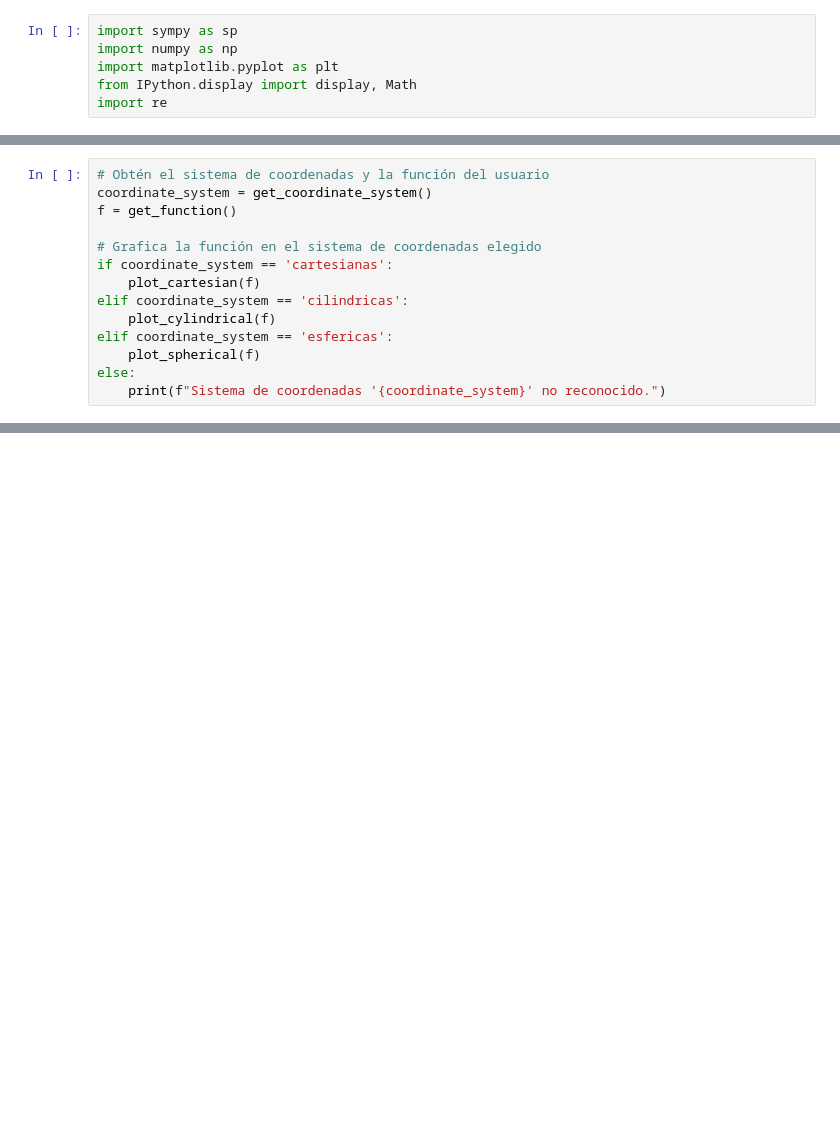
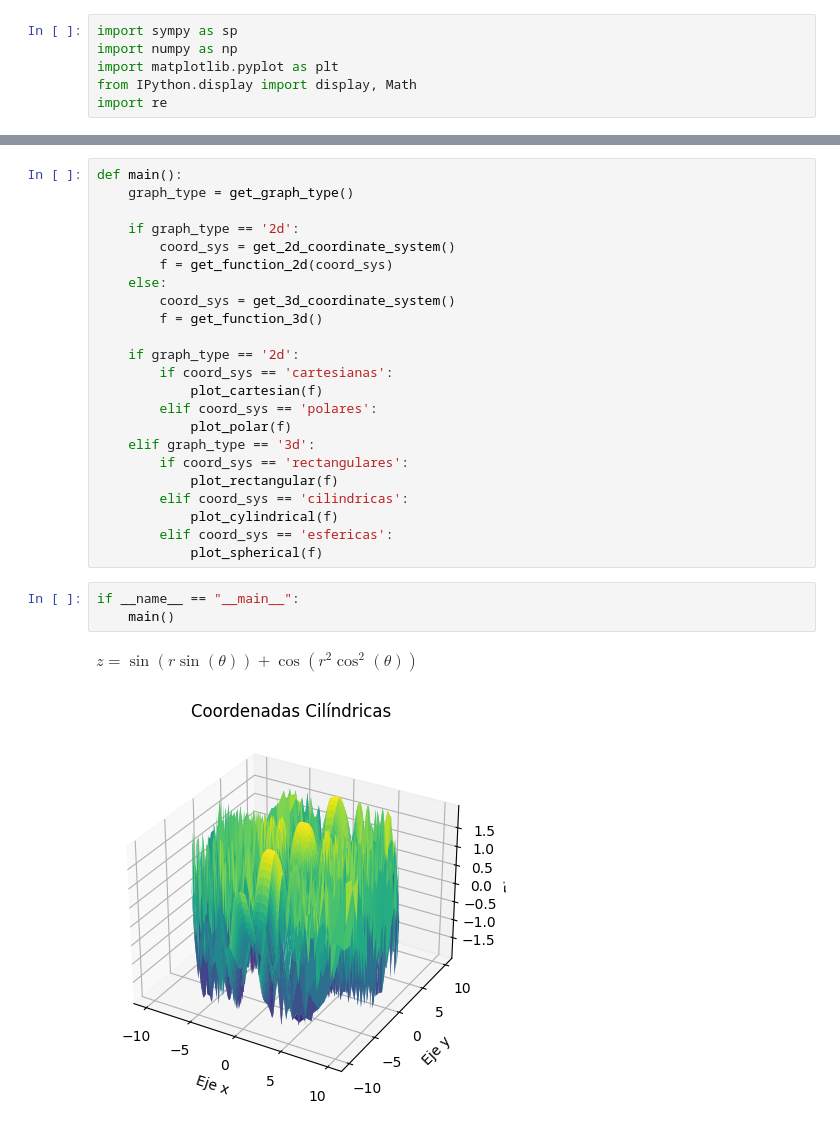
Before and after one commit to K3nnyZY/DISCRETE-STRUCTURES, a Jupyter notebook: PC01.ipynb, the cells around one changed output, grey strips where cells are left out. Drawn from its saved outputs; the diff is of its cells as text; blank space fills up the shorter version.

```diff
--- a/PC01.ipynb
+++ b/PC01.ipynb
@@ -131,14 +112,0 @@ def plot_spherical(f):
-# %%
-# Obtén el sistema de coordenadas y la función del usuario
-coordinate_system = get_coordinate_system()
-f = get_function()
-
-# Grafica la función en el sistema de coordenadas elegido
-if coordinate_system == 'cartesianas':
-    plot_cartesian(f)
-elif coordinate_system == 'cilindricas':
-    plot_cylindrical(f)
-elif coordinate_system == 'esfericas':
-    plot_spherical(f)
-else:
-    print(f"Sistema de coordenadas '{coordinate_system}' no reconocido.")
@@ -149,0 +254,29 @@ $\displaystyle z = \sin{\left(x \right)}$
+# %%
+def main():
+    graph_type = get_graph_type()
+
+    if graph_type == '2d':
+        coord_sys = get_2d_coordinate_system()
+        f = get_function_2d(coord_sys)
+    else:
+        coord_sys = get_3d_coordinate_system()
+        f = get_function_3d()
+
+    if graph_type == '2d':
+        if coord_sys == 'cartesianas':
+            plot_cartesian(f)
+        elif coord_sys == 'polares':
+            plot_polar(f)
+    elif graph_type == '3d':
+        if coord_sys == 'rectangulares':
+            plot_rectangular(f)
+        elif coord_sys == 'cilindricas':
+            plot_cylindrical(f)
+        elif coord_sys == 'esfericas':
+            plot_spherical(f)
+# %%
+if __name__ == "__main__":
+    main()
+# %% [output]
+$\displaystyle z = \sin{\left(r \sin{\left(\theta \right)} \right)} + \cos{\left(r^{2} \cos^{2}{\left(\theta \right)} \right)}$
+[figure, added]
```
Also changed, not shown: parts of 5 cells of this notebook, 2 other files.
